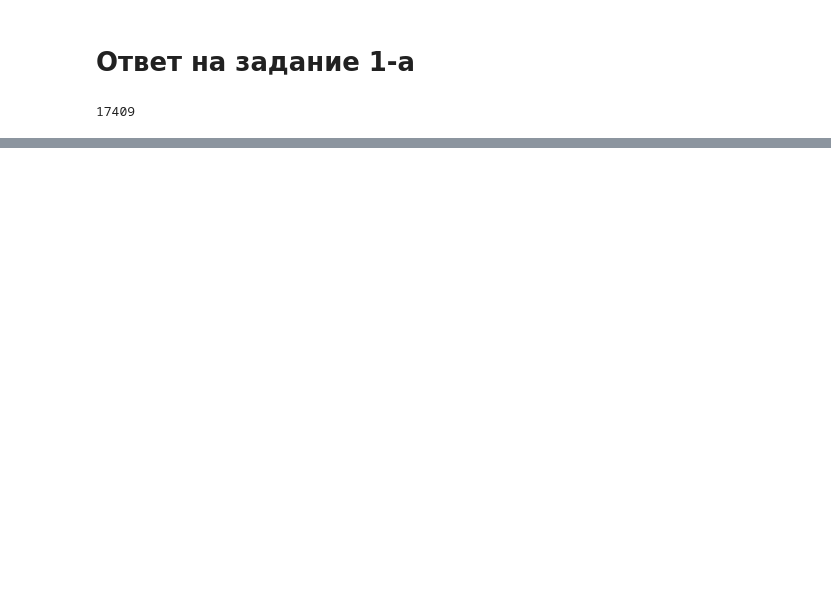
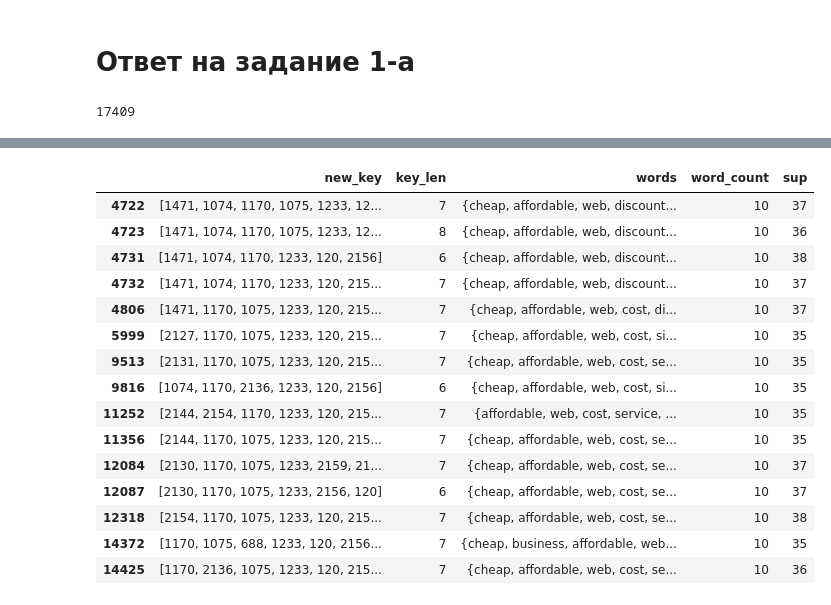
Before and after one commit to Dyomina/pattern-mining-hw, a Jupyter notebook: pattern-minimg-hw1.ipynb, the cells around one changed output, grey strips where cells are left out. Saved outputs shown, nothing was run; the diff lists cells and outputs as text; code cells hidden in the pictures; blank space fills up the shorter version.

Commit message:
Update 1a solution to include unique word sets.

```diff
--- a/pattern-minimg-hw1.ipynb
+++ b/pattern-minimg-hw1.ipynb
@@ -172,0 +181,31 @@ plt.show()
+# %%
+# Чтобы посмотреть на наборы не как индексы, а наборы уникальных слов,
+# делаем обратный мэппинг: из номера в набор слов
+
+reverse_index = {}
+for key, val in enumerate(index):
+    reverse_index[key] = val
+# %%
+%%time
+
+word_based_output = []
+for entry in result1a_array:
+    new_entry = []
+    new_key = []
+    key = entry[0]
+    key = key.split(', ')
+    sup = entry[2]
+    word_list = set()
+    for k in key:
+        if ' ' in k:
+            tmp_key = k.split()
+            for tmp_k in tmp_key:
+                word_list.update(reverse_index[int(tmp_k)].split())
+                new_key.append(tmp_k)
+        else:
+            new_key.append(k)
+            word_list.update(reverse_index[int(k)].split())
+    key_len = len(new_key)
+    word_count = len(word_list)
+    new_entry = [new_key, key_len, word_list, word_count, sup]
+    word_based_output.append(new_entry)
@@ -172,0 +215,6 @@ plt.show()
+# %%
+# Теперь можно смотреть на частые множества наборов (индексы) и
+# соответствующие им наборы уникальных слов
+
+word_based_df = pd.DataFrame(word_based_output, columns=['new_key', 'key_len', 'words', 'word_count', 'sup'])
+word_based_df.head()
@@ -172,0 +240,22 @@ plt.show()
+# %%
+# Так оказалось, что самый большой набор уникальных слов у рекламодателей из
+# сегмента вэб хостингов
+
+word_based_df[word_based_df['word_count'] > 9]
+# %% [output]
+|  | new_key | key_len | words | word_count | sup |
+| 4722 | [1471, 1074, 1170, 1075, 1233, 12... | 7 | {cheap, affordable, web, discount... | 10 | 37 |
+| 4723 | [1471, 1074, 1170, 1075, 1233, 12... | 8 | {cheap, affordable, web, discount... | 10 | 36 |
+| 4731 | [1471, 1074, 1170, 1233, 120, 2156] | 6 | {cheap, affordable, web, discount... | 10 | 38 |
+| 4732 | [1471, 1074, 1170, 1233, 120, 215... | 7 | {cheap, affordable, web, discount... | 10 | 37 |
+| 4806 | [1471, 1170, 1075, 1233, 120, 215... | 7 | {cheap, affordable, web, cost, di... | 10 | 37 |
+| 5999 | [2127, 1170, 1075, 1233, 120, 215... | 7 | {cheap, affordable, web, cost, si... | 10 | 35 |
+| 9513 | [2131, 1170, 1075, 1233, 120, 215... | 7 | {cheap, affordable, web, cost, se... | 10 | 35 |
+| 9816 | [1074, 1170, 2136, 1233, 120, 2156] | 6 | {cheap, affordable, web, cost, si... | 10 | 35 |
+| 11252 | [2144, 2154, 1170, 1233, 120, 215... | 7 | {affordable, web, cost, service, ... | 10 | 35 |
+| 11356 | [2144, 1170, 1075, 1233, 120, 215... | 7 | {cheap, affordable, web, cost, se... | 10 | 35 |
+| 12084 | [2130, 1170, 1075, 1233, 2159, 21... | 7 | {cheap, affordable, web, cost, se... | 10 | 37 |
+| 12087 | [2130, 1170, 1075, 1233, 2156, 120] | 6 | {cheap, affordable, web, cost, se... | 10 | 37 |
+| 12318 | [2154, 1170, 1075, 1233, 120, 215... | 7 | {cheap, affordable, web, cost, se... | 10 | 38 |
+| 14372 | [1170, 1075, 688, 1233, 120, 2156... | 7 | {cheap, business, affordable, web... | 10 | 35 |
+| 14425 | [1170, 2136, 1075, 1233, 120, 215... | 7 | {cheap, affordable, web, cost, se... | 10 | 36 |
```
Also changed, not shown: parts of 16 cells of this notebook.
